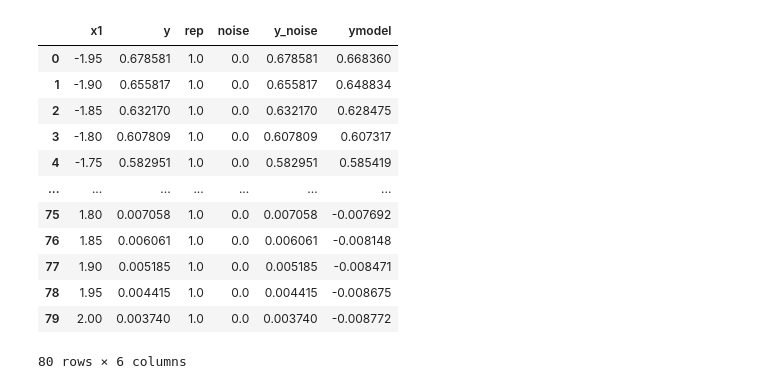
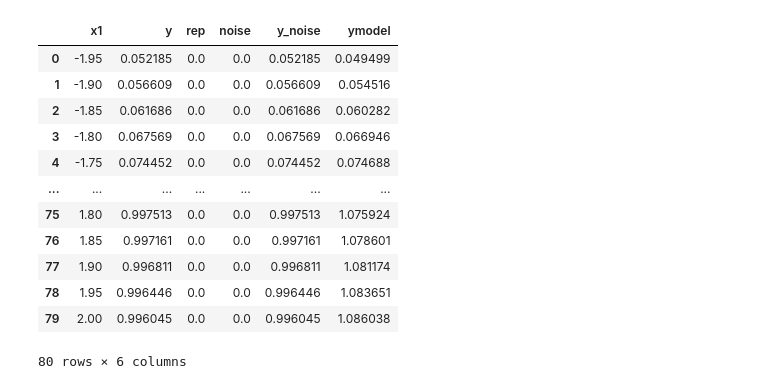
Before and after one commit to SergioCoboLopez/BMS_approximator, a Jupyter notebook: bin/ann_functions/plot_one_approximation.ipynb, the cells around one changed output. Saved outputs shown, nothing was run; the diff lists cells and outputs as text; code cells hidden in the pictures.

```diff
--- a/bin/ann_functions/plot_one_approximation.ipynb
+++ b/bin/ann_functions/plot_one_approximation.ipynb
@@ -29,43 +29,43 @@ color_ann=colors_june['2x'][0]
 #-----------------------------------------------
 # %%
 #Read NN and BMS data
-n=1;runid=0;function='tanh' #tanh, leaky_ReLU
-realization=1
+n=0;runid=0;function='tanh' #tanh, leaky_ReLU
+realization=0
 sigma=0.0
 NPAR=10 #10, 20
 steps=50000
 
 resolution='1x' #'0.5x', '1x', '2x', '4e-3'
 resolutions={'0.5x':'0.1', '1x':'0.05' , '2x': '0.025' , '4e-3x':'0.004' }
 
 #Read NN data
 file_model='NN_no_overfit_' + function + '_sigma_' + str(sigma) + '_r_' + str(realization) + '.csv'
 model_d='../../data/nns/' + resolution + '_resolution/approximation/' + file_model
 
 d=pd.read_csv(model_d)
 dn=d[d['rep']==n]
 dn.set_index('Unnamed: 0', inplace=True)
 dn.index.name = None
 dn=dn.reset_index(drop=True)
 display(dn)
 
 #Read BMS trace
 filename='BMS_'+function+'_n_'+str(n)+'_sigma_'+str(sigma)+ '_r_' + str(realization) + '_res_' + resolutions[resolution] + '_trace_'+\
                 str(steps)+'_prior_'+str(NPAR)+ '.csv'
 trace=pd.read_csv('../../data/MSTraces/' + resolution + '_resolution/' + filename, sep=';', header=None, names=['t', 'H', 'expr', 'parvals', 'kk1', 'kk2','kk3'])
 # %% [output]
 |  | x1 | y | rep | noise | y_noise | ymodel |
-| 0 | -1.95 | 0.678581 | 1.0 | 0.0 | 0.678581 | 0.668360 |
-| 1 | -1.90 | 0.655817 | 1.0 | 0.0 | 0.655817 | 0.648834 |
-| 2 | -1.85 | 0.632170 | 1.0 | 0.0 | 0.632170 | 0.628475 |
-| 3 | -1.80 | 0.607809 | 1.0 | 0.0 | 0.607809 | 0.607317 |
-| 4 | -1.75 | 0.582951 | 1.0 | 0.0 | 0.582951 | 0.585419 |
+| 0 | -1.95 | 0.052185 | 0.0 | 0.0 | 0.052185 | 0.049499 |
+| 1 | -1.90 | 0.056609 | 0.0 | 0.0 | 0.056609 | 0.054516 |
+| 2 | -1.85 | 0.061686 | 0.0 | 0.0 | 0.061686 | 0.060282 |
+| 3 | -1.80 | 0.067569 | 0.0 | 0.0 | 0.067569 | 0.066946 |
+| 4 | -1.75 | 0.074452 | 0.0 | 0.0 | 0.074452 | 0.074688 |
 | ... | ... | ... | ... | ... | ... | ... |
-| 75 | 1.80 | 0.007058 | 1.0 | 0.0 | 0.007058 | -0.007692 |
-| 76 | 1.85 | 0.006061 | 1.0 | 0.0 | 0.006061 | -0.008148 |
-| 77 | 1.90 | 0.005185 | 1.0 | 0.0 | 0.005185 | -0.008471 |
-| 78 | 1.95 | 0.004415 | 1.0 | 0.0 | 0.004415 | -0.008675 |
-| 79 | 2.00 | 0.003740 | 1.0 | 0.0 | 0.003740 | -0.008772 |
+| 75 | 1.80 | 0.997513 | 0.0 | 0.0 | 0.997513 | 1.075924 |
+| 76 | 1.85 | 0.997161 | 0.0 | 0.0 | 0.997161 | 1.078601 |
+| 77 | 1.90 | 0.996811 | 0.0 | 0.0 | 0.996811 | 1.081174 |
+| 78 | 1.95 | 0.996446 | 0.0 | 0.0 | 0.996446 | 1.083651 |
+| 79 | 2.00 | 0.996045 | 0.0 | 0.0 | 0.996045 | 1.086038 |
 80 rows × 6 columns
 # %%
 #Parameters to read models
```
Also changed, not shown: parts of 2 cells of this notebook, 13 other files.
